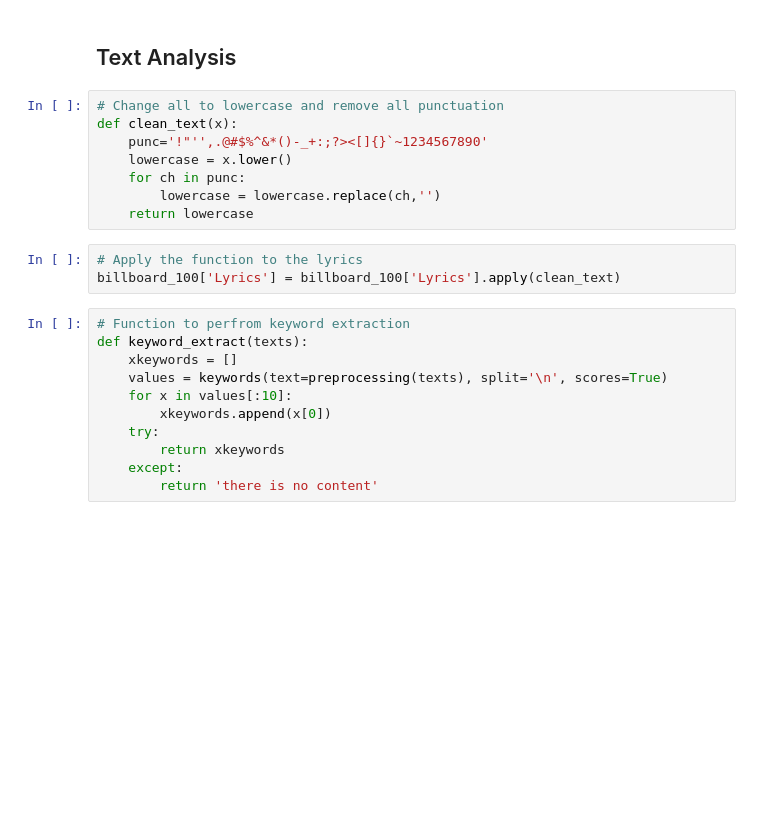
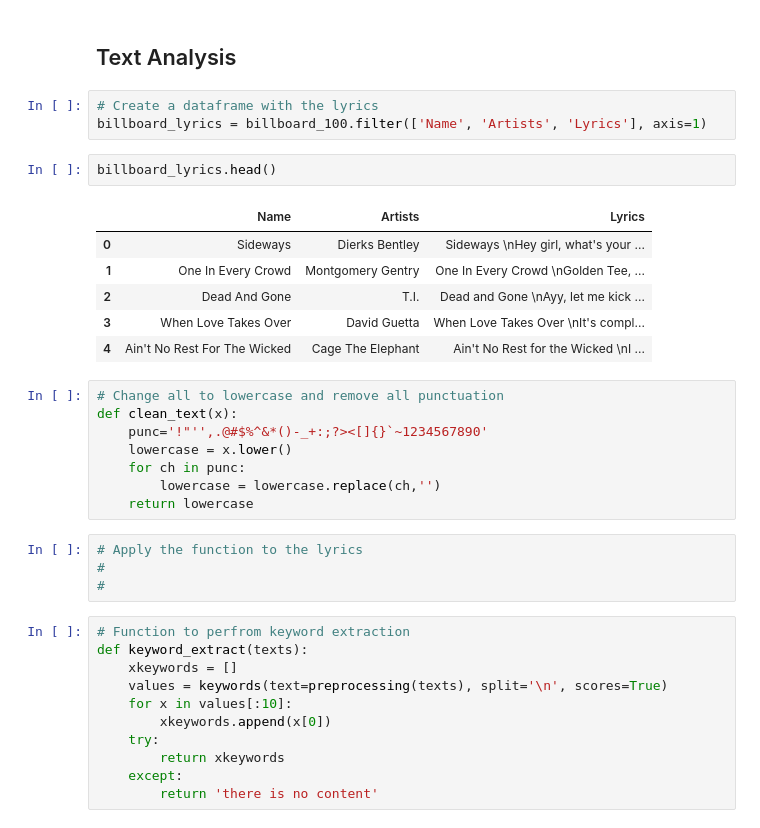
Before and after one commit to catbaker3/final, a Jupyter notebook: Final- Alt Dataset.ipynb, the cells around one changed output. Saved outputs shown, nothing was run; the diff lists cells and outputs as text; blank space fills up the shorter version.

```diff
--- a/Final- Alt Dataset.ipynb
+++ b/Final- Alt Dataset.ipynb
@@ -316,6 +319,18 @@ Text(0, 0.5, 'Sentiment')
 [figure]
 # %% [markdown]
 ## Text Analysis
+# %%
+# Create a dataframe with the lyrics
+billboard_lyrics = billboard_100.filter(['Name', 'Artists', 'Lyrics'], axis=1)
+# %%
+billboard_lyrics.head()
+# %% [output]
+|  | Name | Artists | Lyrics |
+| 0 | Sideways | Dierks Bentley | Sideways \nHey girl, what's your ... |
+| 1 | One In Every Crowd | Montgomery Gentry | One In Every Crowd \nGolden Tee, ... |
+| 2 | Dead And Gone | T.I. | Dead and Gone \nAyy, let me kick ... |
+| 3 | When Love Takes Over | David Guetta | When Love Takes Over \nIt's compl... |
+| 4 | Ain't No Rest For The Wicked | Cage The Elephant | Ain't No Rest for the Wicked \nI ... |
 # %%
 # Change all to lowercase and remove all punctuation
 def clean_text(x):
@@ -326,7 +341,8 @@ def clean_text(x):
     return lowercase
 # %%
 # Apply the function to the lyrics
-billboard_100['Lyrics'] = billboard_100['Lyrics'].apply(clean_text)
+#
+#
 # %%
 # Function to perfrom keyword extraction
 def keyword_extract(texts):
```
Also changed, not shown: parts of 27 cells of this notebook.
